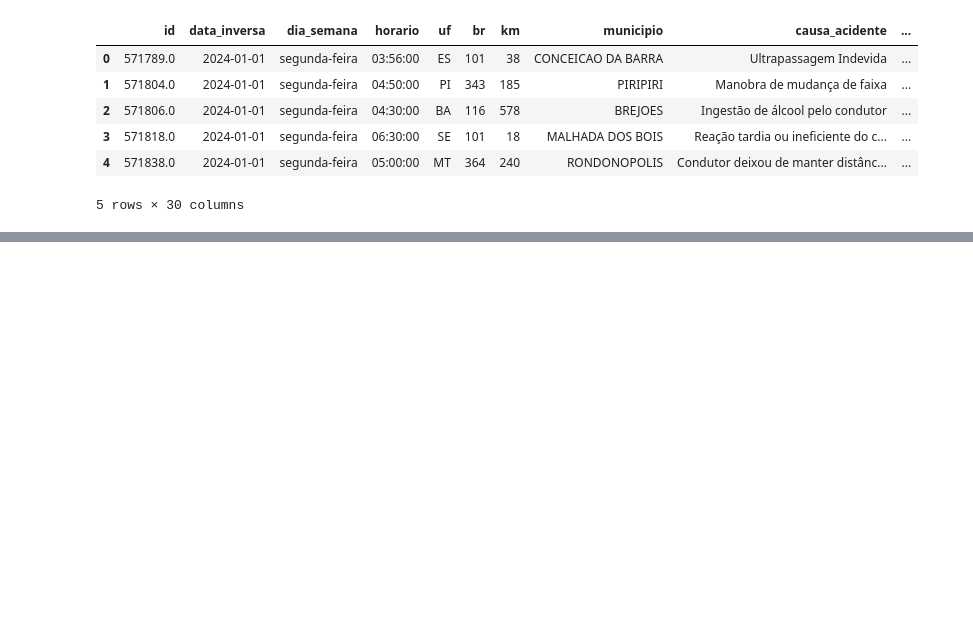
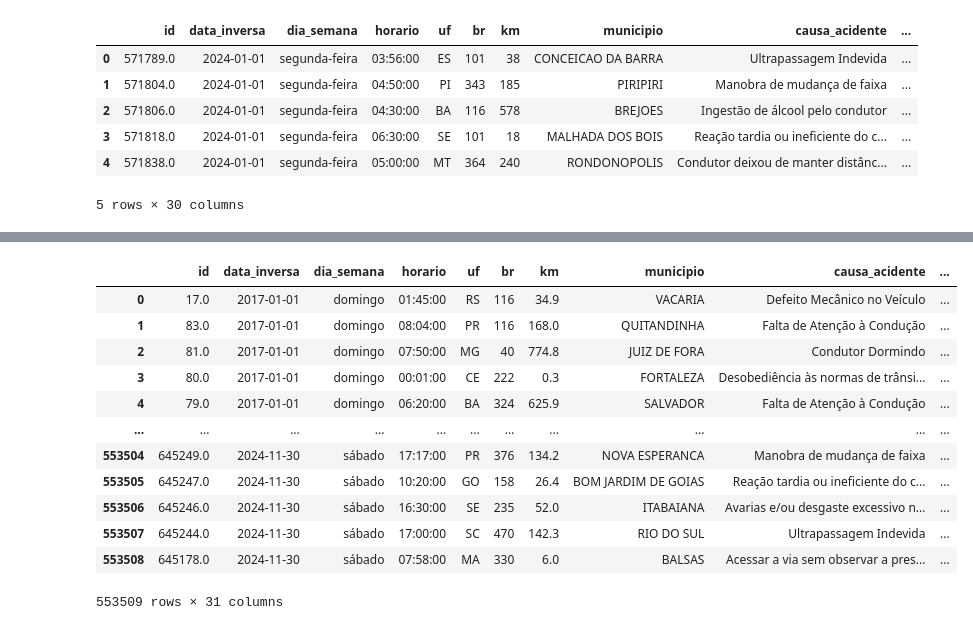
Before and after one commit to clebemachado/RoadSafeAI, a Jupyter notebook: notebooks/dataset_processing.ipynb, the cells around one changed output, grey strips where cells are left out. Cells and saved outputs as stored; diff of their text form; code cells hidden in the pictures; blank space fills up the shorter version.

```diff
--- a/notebooks/dataset_processing.ipynb
+++ b/notebooks/dataset_processing.ipynb
@@ -161,0 +189,4 @@ df_merged.head()
+# %%
+output_file_complete = Path(merger.output_dir) / 'datatran_merged_2017_2024.csv'
+file_size_mb_complete = output_file_complete.stat().st_size / (1024 * 1024)
+print(f"\nTamanho do arquivo: {file_size_mb_complete:.2f} MB")
@@ -161,0 +195,3 @@ df_merged.head()
+# %%
+df_merged = pd.read_csv(output_file_complete,sep=";")
+df_merged.head()
@@ -161,0 +206,16 @@ df_merged.head()
+# %%
+df_merged
+# %% [output]
+|  | id | data_inversa | dia_semana | horario | uf | br | km | municipio | causa_acidente | ... |
+| 0 | 17.0 | 2017-01-01 | domingo | 01:45:00 | RS | 116 | 34.9 | VACARIA | Defeito Mecânico no Veículo | ... |
+| 1 | 83.0 | 2017-01-01 | domingo | 08:04:00 | PR | 116 | 168.0 | QUITANDINHA | Falta de Atenção à Condução | ... |
+| 2 | 81.0 | 2017-01-01 | domingo | 07:50:00 | MG | 40 | 774.8 | JUIZ DE FORA | Condutor Dormindo | ... |
+| 3 | 80.0 | 2017-01-01 | domingo | 00:01:00 | CE | 222 | 0.3 | FORTALEZA | Desobediência às normas de trânsi... | ... |
+| 4 | 79.0 | 2017-01-01 | domingo | 06:20:00 | BA | 324 | 625.9 | SALVADOR | Falta de Atenção à Condução | ... |
+| ... | ... | ... | ... | ... | ... | ... | ... | ... | ... | ... |
+| 553504 | 645249.0 | 2024-11-30 | sábado | 17:17:00 | PR | 376 | 134.2 | NOVA ESPERANCA | Manobra de mudança de faixa | ... |
+| 553505 | 645247.0 | 2024-11-30 | sábado | 10:20:00 | GO | 158 | 26.4 | BOM JARDIM DE GOIAS | Reação tardia ou ineficiente do c... | ... |
+| 553506 | 645246.0 | 2024-11-30 | sábado | 16:30:00 | SE | 235 | 52.0 | ITABAIANA | Avarias e/ou desgaste excessivo n... | ... |
+| 553507 | 645244.0 | 2024-11-30 | sábado | 17:00:00 | SC | 470 | 142.3 | RIO DO SUL | Ultrapassagem Indevida | ... |
+| 553508 | 645178.0 | 2024-11-30 | sábado | 07:58:00 | MA | 330 | 6.0 | BALSAS | Acessar a via sem observar a pres... | ... |
+553509 rows × 31 columns
```
Also changed, not shown: parts of 8 cells of this notebook, 7 other files.
